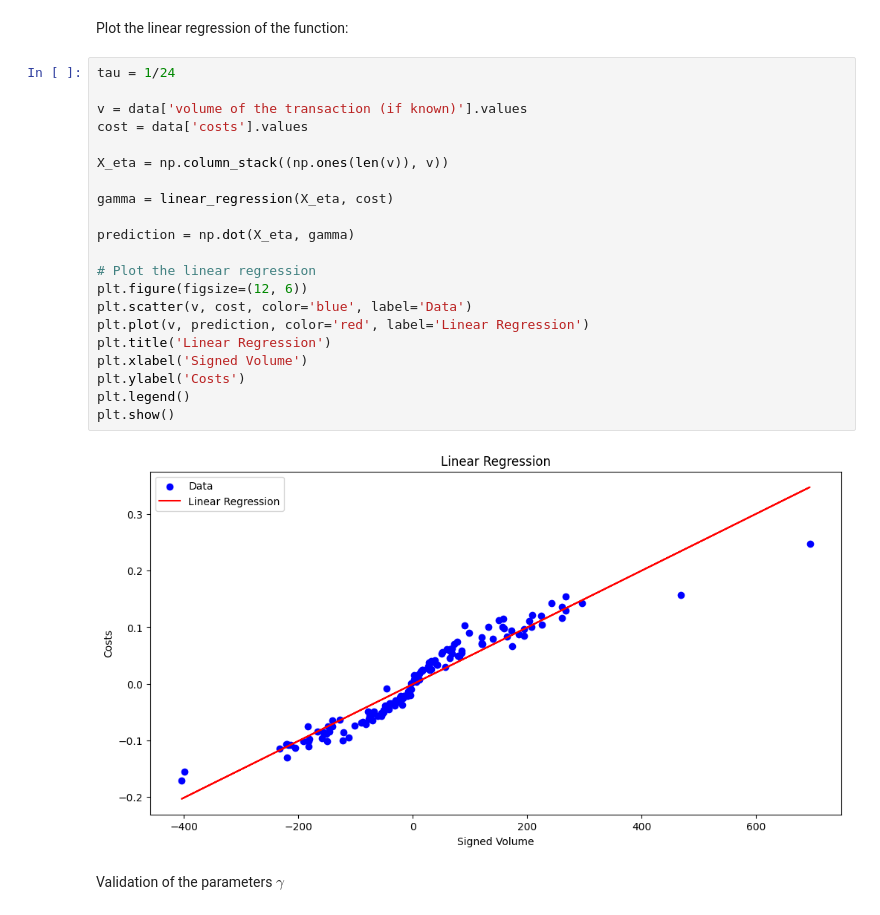
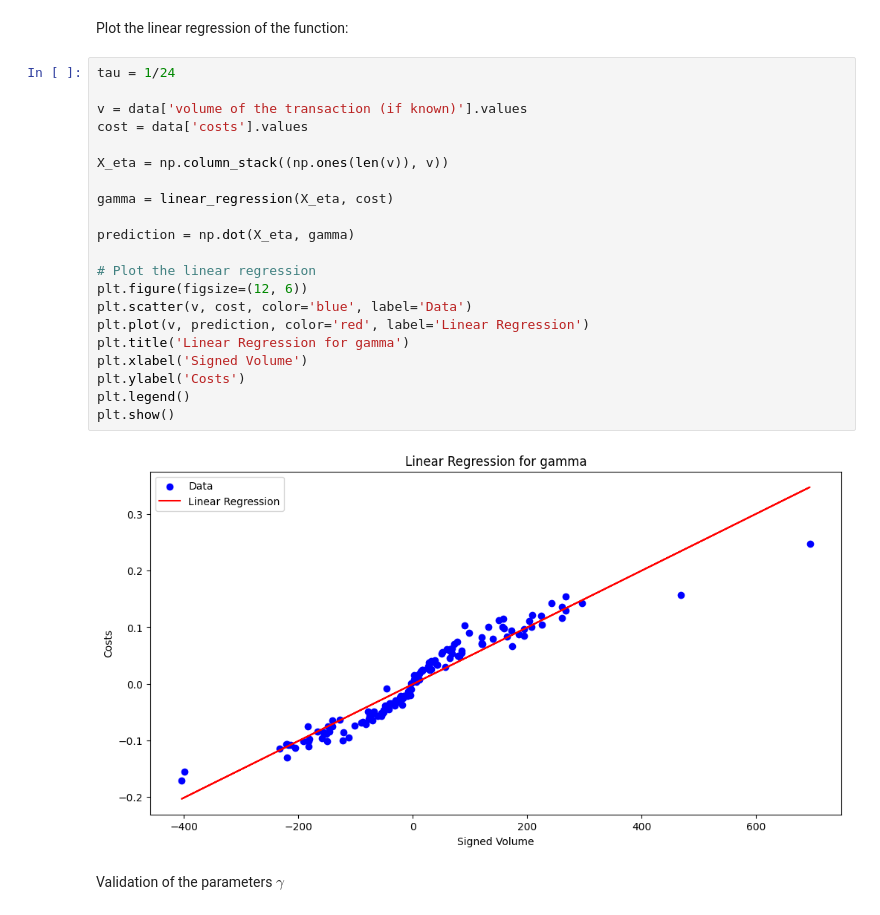
Before and after one commit to nathan6292/Market-Risk-Final-Project, a Jupyter notebook: Nathan_Fleury, Julien_Gilles - Project.ipynb, the cells around one changed output. Drawn from its saved outputs; the diff is of its cells as text.

```diff
--- a/Nathan_Fleury, Julien_Gilles - Project.ipynb
+++ b/Nathan_Fleury, Julien_Gilles - Project.ipynb
@@ -1965,26 +1940,26 @@ Plot the linear regression of the function:
 # %%
 tau = 1/24
 
 v = data['volume of the transaction (if known)'].values
 cost = data['costs'].values
 
 X_eta = np.column_stack((np.ones(len(v)), v))
 
 gamma = linear_regression(X_eta, cost)
 
 prediction = np.dot(X_eta, gamma)
 
 # Plot the linear regression
 plt.figure(figsize=(12, 6))
 plt.scatter(v, cost, color='blue', label='Data')
 plt.plot(v, prediction, color='red', label='Linear Regression')
-plt.title('Linear Regression')
+plt.title('Linear Regression for gamma')
 plt.xlabel('Signed Volume')
 plt.ylabel('Costs')
 plt.legend()
 plt.show()
 # %% [output]
-[figure, old version]
+[figure, new version]
 # %% [markdown]
 Validation of the parameters $\gamma$
 # %% [markdown]
```
Also changed, not shown: parts of 23 cells of this notebook, 4 other files.
